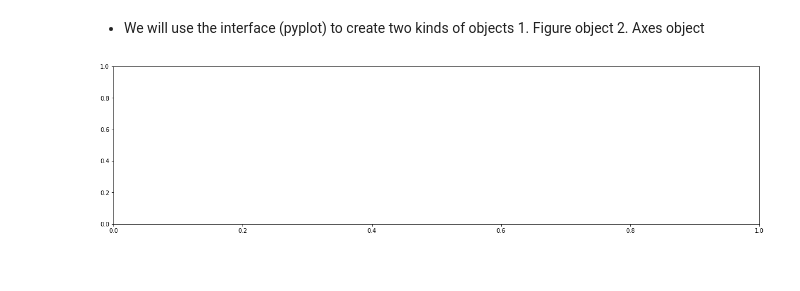
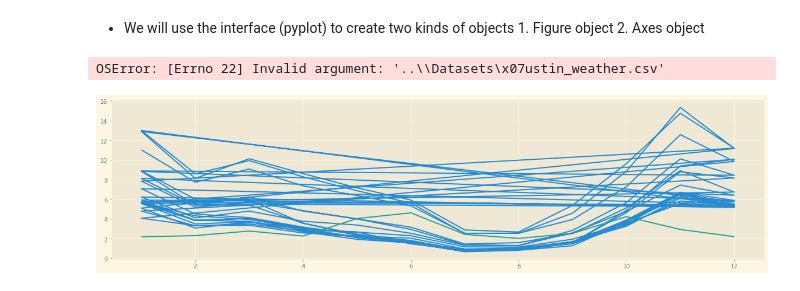
Before and after one commit to Abdelrahman-rashed/Data_science, a Jupyter notebook: 2_libraries/1_Matplotlib/MatplotlibNotebook.ipynb, the cells around one changed output. Cells and saved outputs as stored; diff of their text form; code cells hidden in the pictures.

```diff
--- a/2_libraries/1_Matplotlib/MatplotlibNotebook.ipynb
+++ b/2_libraries/1_Matplotlib/MatplotlibNotebook.ipynb
@@ -12,5 +11,0 @@ import matplotlib.pyplot as plt
-# %%
-# Create figure and axes using plt.subplots
-fig, axes = plt.subplots(figsize = [20,5])
-# %% [output]
-[figure, removed]
@@ -19,0 +12,18 @@ plt.show()
+# %%
+# import the seattle_weather.csv dataset
+seattle_weather = pd.read_csv("..\Datasets\seattle_weather.csv")
+# %%
+austin_weather = pd.read_csv("..\Datasets\austin_weather.csv")
+# %% [output]
+OSError: [Errno 22] Invalid argument: '..\\Datasets\x07ustin_weather.csv'
+# %%
+# Create figure and axes using plt.subplots
+fig, ax = plt.subplots(figsize = [20,5])
+# Plot MLY-PRCP-NORMAL from seattle_weather against the MONTH
+ax.plot(seattle_weather["DATE"], seattle_weather["MLY-PRCP-NORMAL"] )
+# Plot MLY-PRCP-NORMAL from austin_weather against MONTH
+ax.plot(austin_weather["DATE"], austin_weather["MLY-PRCP-NORMAL"] )
+#Call show function to show the results
+plt.show()
+# %% [output]
+[figure, added]
```
Also changed, not shown: parts of 76 cells of this notebook, 2 other files.
